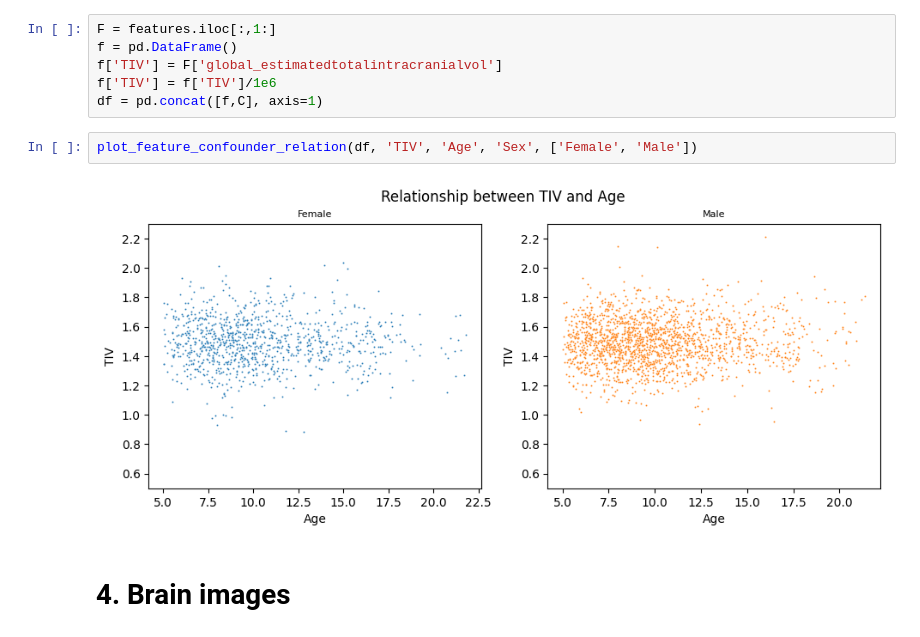
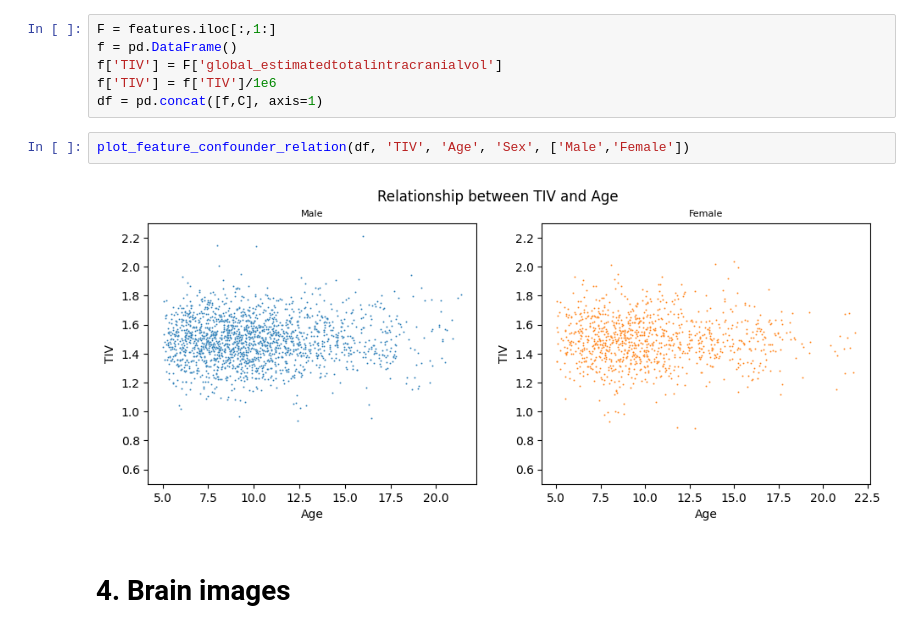
Before and after one commit to damian-jazz/comorbidity_prediction, a Jupyter notebook: data_inspection.ipynb, the cells around one changed output. Saved outputs shown, nothing was run; the diff lists cells and outputs as text.

```diff
--- a/data_inspection.ipynb
+++ b/data_inspection.ipynb
@@ -261,9 +306,9 @@ f['TIV'] = F['global_estimatedtotalintracranialvol']
 f['TIV'] = f['TIV']/1e6
 df = pd.concat([f,C], axis=1)
 # %%
-plot_feature_confounder_relation(df, 'TIV', 'Age', 'Sex', ['Female', 'Male'])
+plot_feature_confounder_relation(df, 'TIV', 'Age', 'Sex', ['Male','Female'])
 # %% [output]
-[figure, old version]
+[figure, new version]
 # %% [markdown]
 # 4. Brain images
 # %%
```
Also changed, not shown: parts of 18 cells of this notebook.
